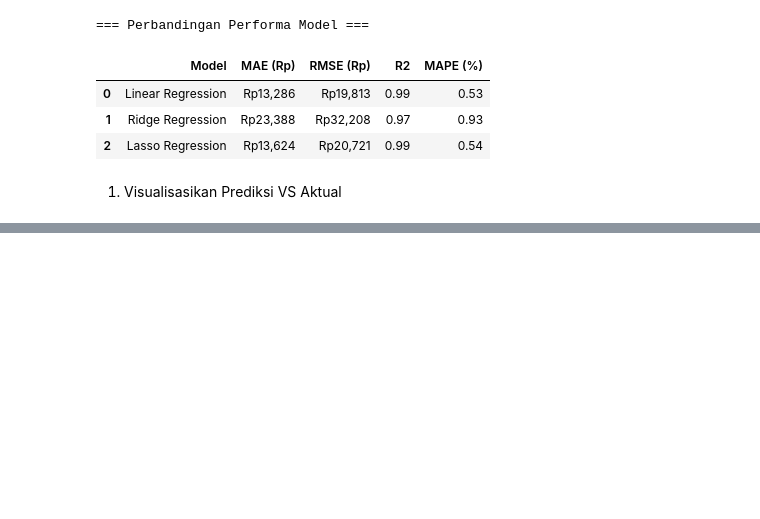
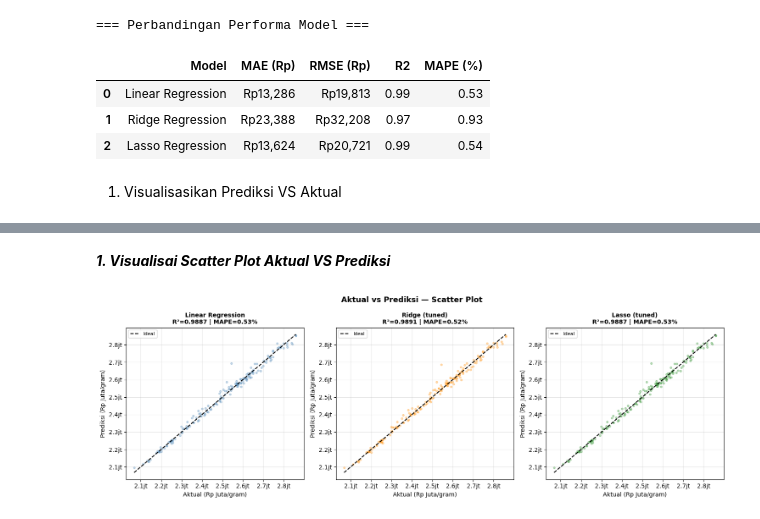
Before and after one commit to RenatGreen-flag/Model-Liniar-Regression, a Jupyter notebook: linearRegressionGoldnIDR.ipynb, the cells around one changed output, grey strips where cells are left out. Cells and saved outputs as stored; diff of their text form; code cells hidden in the pictures; blank space fills up the shorter version.

```diff
--- a/linearRegressionGoldnIDR.ipynb
+++ b/linearRegressionGoldnIDR.ipynb
@@ -494,0 +695,31 @@ display(df_results)
+# %% [markdown]
+***1. Visualisai Scatter Plot Aktual VS Prediksi***
+# %%
+fig, axes = plt.subplots(1, 3, figsize=(15, 5))
+models_scatter = [
+    ('Linear Regression', model,         'steelblue'),
+    ('Ridge (tuned)',     best_ridge_tuned,  'darkorange'),
+    ('Lasso (tuned)',     best_lasso_tuned,  'forestgreen'),
+]
+
+for ax, (name, model, color) in zip(axes, models_scatter):
+    y_pred = model.predict(X_test_scaled)
+    r2     = r2_score(y_test, y_pred)
+    mape   = np.mean(np.abs((y_test - y_pred) / y_test)) * 100
+
+    ax.scatter(y_test / 1e6, y_pred / 1e6, alpha=0.3, s=10, color=color)
+    mn, mx = y_test.min() / 1e6, y_test.max() / 1e6
+    ax.plot([mn, mx], [mn, mx], 'k--', linewidth=1.5, label='Ideal')
+    ax.set_title(f'{name}\nR²={r2:.4f} | MAPE={mape:.2f}%', fontsize=10, fontweight='bold')
+    ax.set_xlabel('Aktual (Rp Juta/gram)')
+    ax.set_ylabel('Prediksi (Rp Juta/gram)')
+    ax.xaxis.set_major_formatter(mticker.FuncFormatter(lambda x, _: f'{x:.1f}jt'))
+    ax.yaxis.set_major_formatter(mticker.FuncFormatter(lambda x, _: f'{x:.1f}jt'))
+    ax.legend(fontsize=8)
+    ax.grid(alpha=0.3)
+
+plt.suptitle('Aktual vs Prediksi — Scatter Plot', fontsize=13, fontweight='bold')
+plt.tight_layout()
+plt.show()
+# %% [output]
+[figure, added]
```
Also changed, not shown: parts of 12 cells of this notebook.
